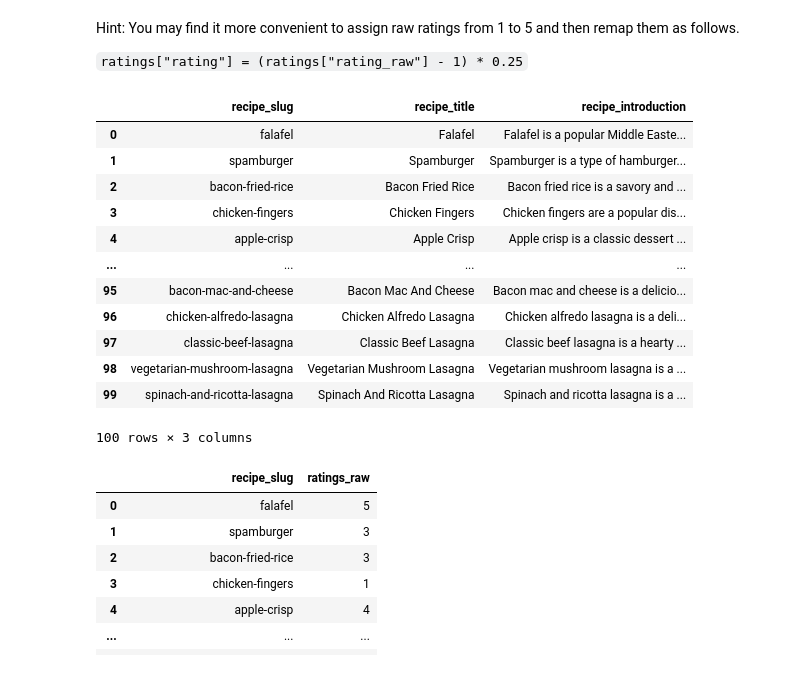
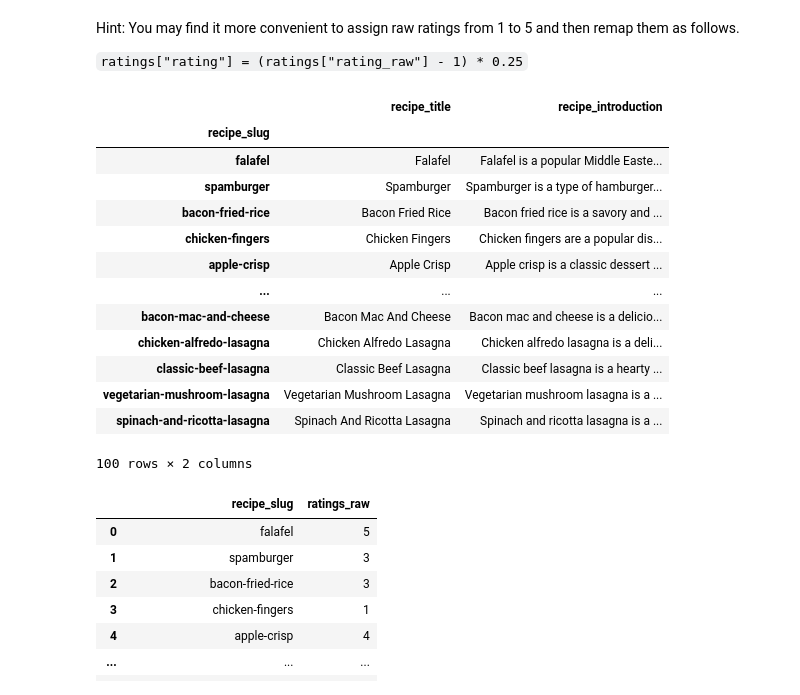
Before and after one commit to cfornesa/dx704-project-04, a Jupyter notebook: project.ipynb, the cells around one changed output. Cells and saved outputs as stored; diff of their text form; code cells hidden in the pictures.

```diff
--- a/project.ipynb
+++ b/project.ipynb
@@ -35,21 +35,23 @@ Hint: You may find it more convenient to assign raw ratings from 1 to 5 and then
 `ratings["rating"] = (ratings["rating_raw"] - 1) * 0.25`
 # %%
 recipes = pd.read_csv("recipes.tsv", sep="\t")
+recipes = recipes.set_index("recipe_slug")
 recipes
 # %% [output]
-|  | recipe_slug | recipe_title | recipe_introduction |
-| 0 | falafel | Falafel | Falafel is a popular Middle Easte... |
-| 1 | spamburger | Spamburger | Spamburger is a type of hamburger... |
-| 2 | bacon-fried-rice | Bacon Fried Rice | Bacon fried rice is a savory and ... |
-| 3 | chicken-fingers | Chicken Fingers | Chicken fingers are a popular dis... |
-| 4 | apple-crisp | Apple Crisp | Apple crisp is a classic dessert ... |
-| ... | ... | ... | ... |
-| 95 | bacon-mac-and-cheese | Bacon Mac And Cheese | Bacon mac and cheese is a delicio... |
-| 96 | chicken-alfredo-lasagna | Chicken Alfredo Lasagna | Chicken alfredo lasagna is a deli... |
-| 97 | classic-beef-lasagna | Classic Beef Lasagna | Classic beef lasagna is a hearty ... |
-| 98 | vegetarian-mushroom-lasagna | Vegetarian Mushroom Lasagna | Vegetarian mushroom lasagna is a ... |
-| 99 | spinach-and-ricotta-lasagna | Spinach And Ricotta Lasagna | Spinach and ricotta lasagna is a ... |
+|  | recipe_title | recipe_introduction |
+| recipe_slug |  |  |
+| falafel | Falafel | Falafel is a popular Middle Easte... |
+| spamburger | Spamburger | Spamburger is a type of hamburger... |
+| bacon-fried-rice | Bacon Fried Rice | Bacon fried rice is a savory and ... |
+| chicken-fingers | Chicken Fingers | Chicken fingers are a popular dis... |
+| apple-crisp | Apple Crisp | Apple crisp is a classic dessert ... |
+| ... | ... | ... |
+| bacon-mac-and-cheese | Bacon Mac And Cheese | Bacon mac and cheese is a delicio... |
+| chicken-alfredo-lasagna | Chicken Alfredo Lasagna | Chicken alfredo lasagna is a deli... |
+| classic-beef-lasagna | Classic Beef Lasagna | Classic beef lasagna is a hearty ... |
+| vegetarian-mushroom-lasagna | Vegetarian Mushroom Lasagna | Vegetarian mushroom lasagna is a ... |
+| spinach-and-ricotta-lasagna | Spinach And Ricotta Lasagna | Spinach and ricotta lasagna is a ... |
-100 rows × 3 columns
+100 rows × 2 columns
 # %%
 ratings = pd.read_csv("recipes_rated.csv")
 ratings = ratings[["recipe_slug", "ratings_raw"]]
```
Also changed, not shown: parts of 21 cells of this notebook, 5 other files.
